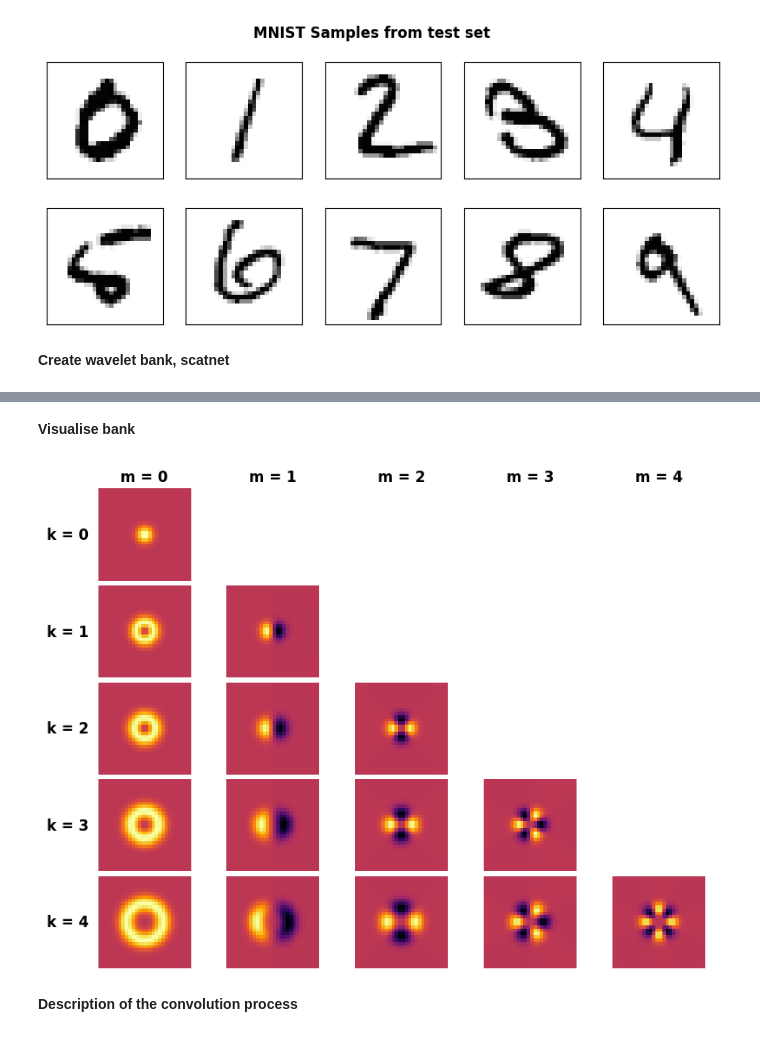
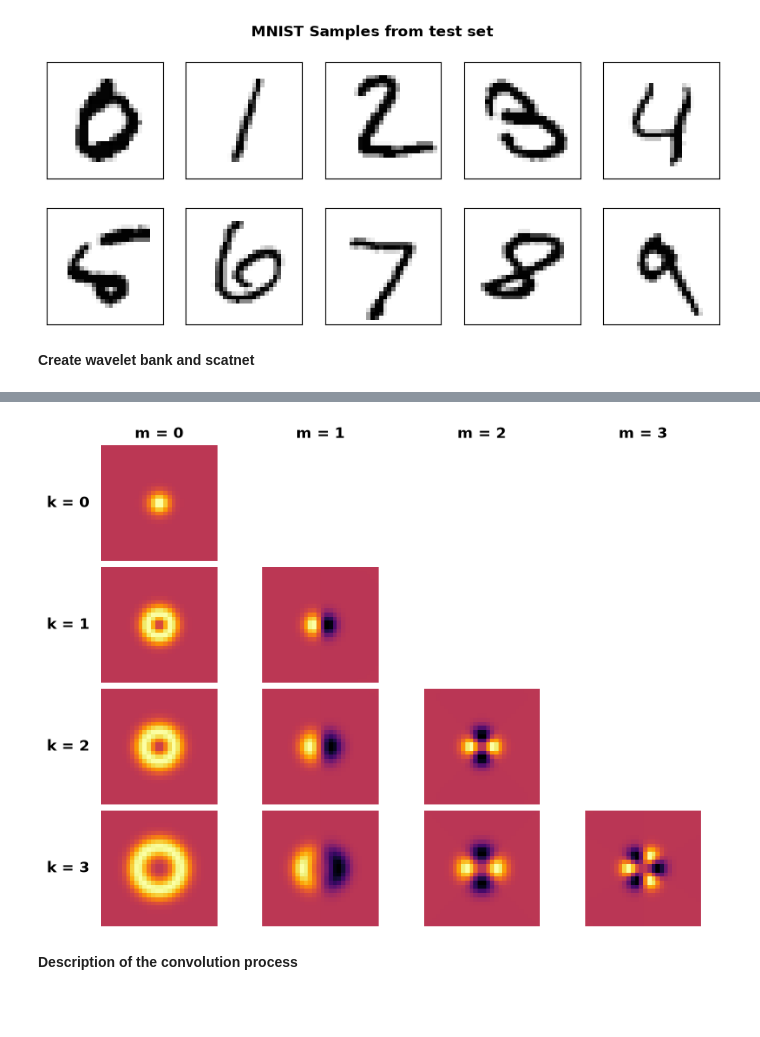
Before and after one commit to Smee18/FourierBesselWavelets, a Jupyter notebook: examples/mnist.ipynb, the cells around one changed output, grey strips where cells are left out. Cells and saved outputs as stored; diff of their text form; code cells hidden in the pictures; blank space fills up the shorter version.

```diff
--- a/examples/mnist.ipynb
+++ b/examples/mnist.ipynb
@@ -49,15 +49,17 @@ plt.show()
 # %% [output]
 [figure]
 # %% [markdown]
-**Create wavelet bank, scatnet**
+**Create wavelet bank and scatnet**
 # %%
-from fbscatnet import FourierBesselWaveletBank, FourierBesselScatNet, logger_config
+from fbscatnet import FourierBesselWaveletBank, ScatNet, logger_config
 import logging
 logger_config.enable_colored_logs(logging.DEBUG)
-bank = FourierBesselWaveletBank(28, 5, 5, 0.25, 'l1', True)
-m, k, sig = bank.summary()
+
+fb_bank = FourierBesselWaveletBank(size=28, m=4, k=4, sigma=0.3, norm="l1", verbose=True)
+fb_bank.summary()
+fb_bank.plot_bank()
 
 DOWNSAMPLE_F = 4
 
-model = FourierBesselScatNet(bank)
+model = ScatNet(fb_bank)
 # %% [output]
@@ -81,9 +80,4 @@ Warning: At size=28, resolution is low (1.7 pixels per bump). The wavelets will
+[figure, added]
-# %% [markdown]
-**Visualise bank**
-# %%
-bank.plot_bank()
-# %% [output]
-[figure, removed]
 # %% [markdown]
 **Description of the convolution process**
 # %%
```
Also changed, not shown: parts of 7 cells of this notebook, 10 other files.
